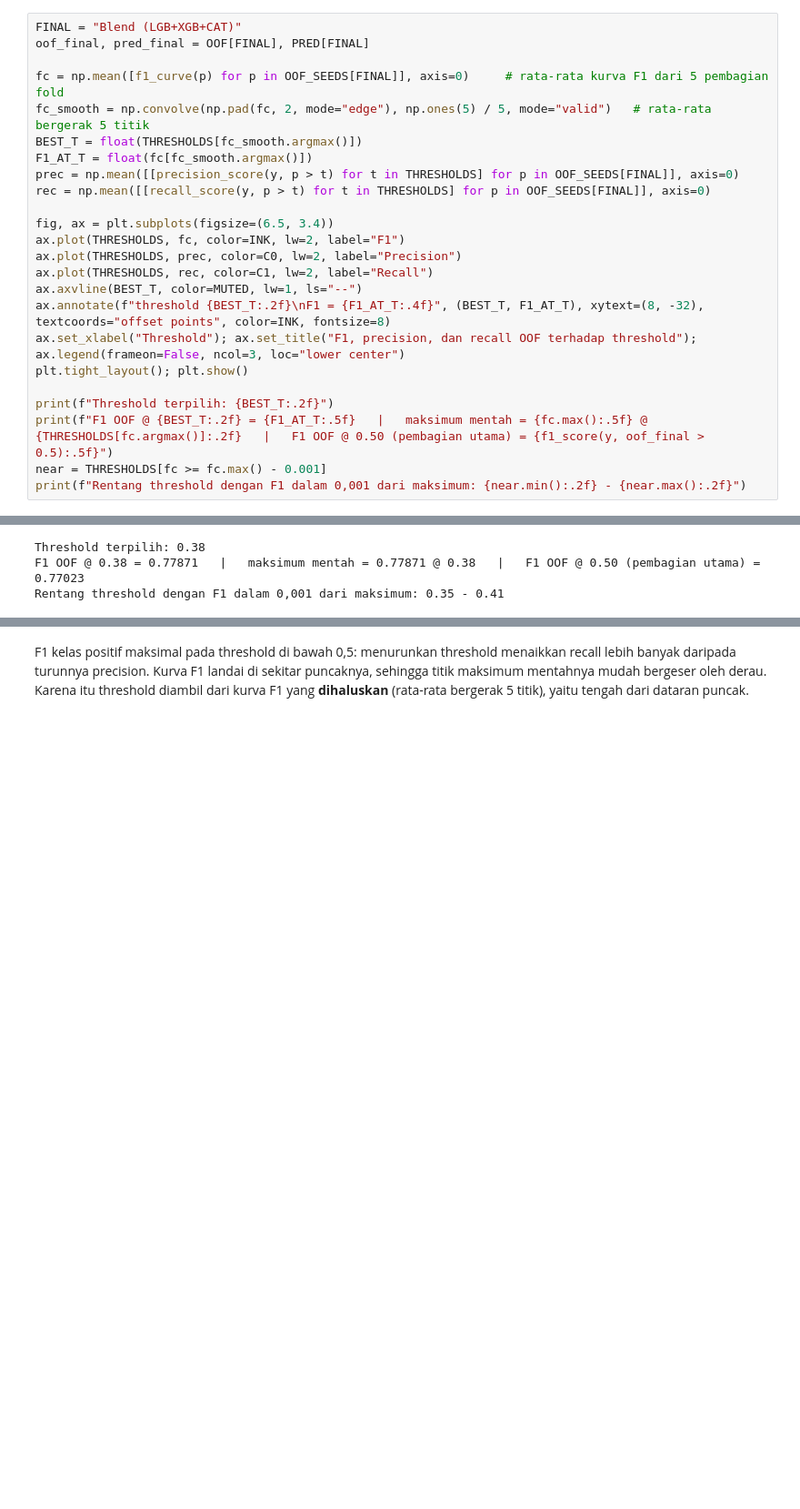
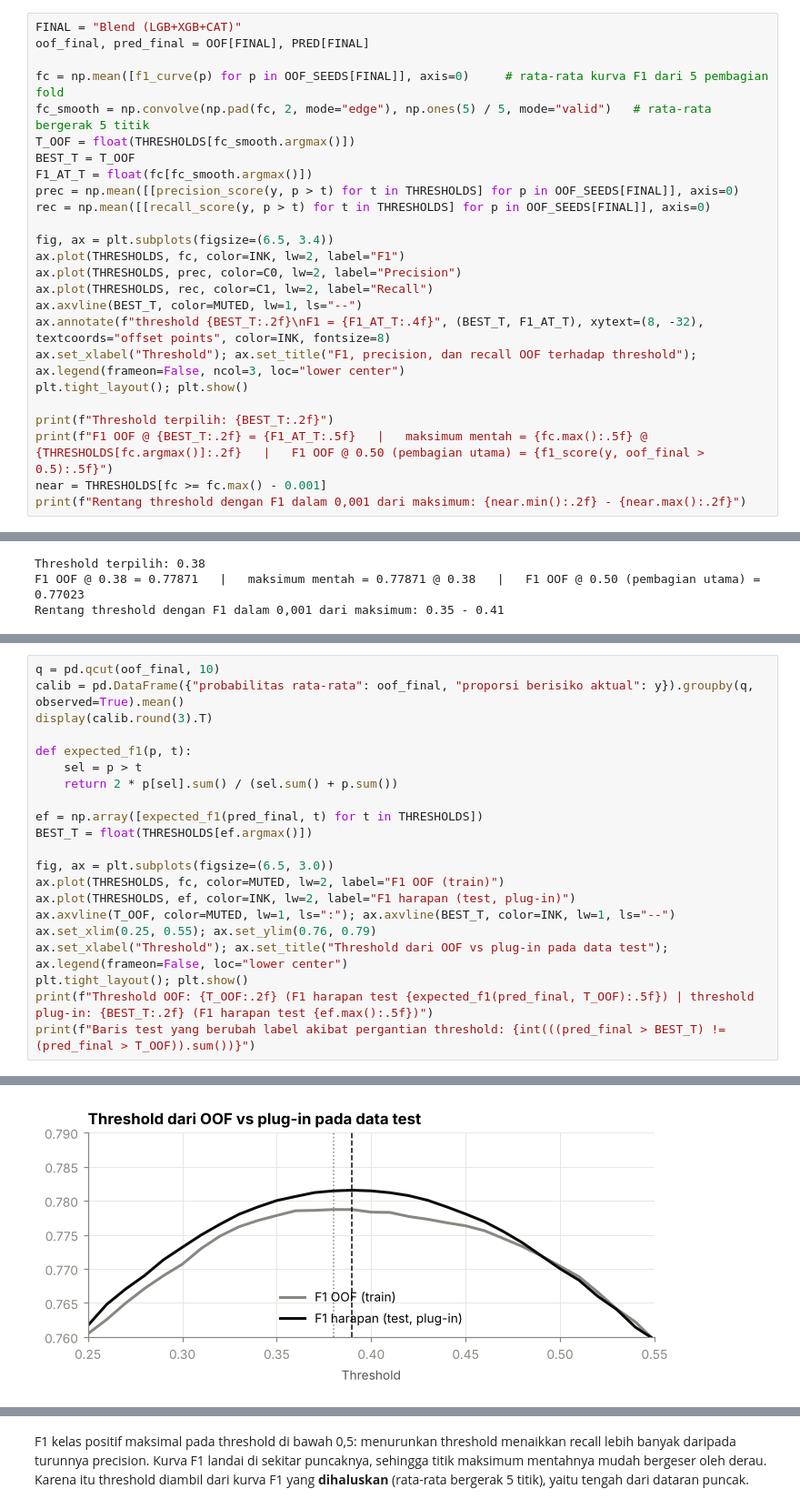
Before and after one commit to zhhraid/dscobinus, a Jupyter notebook: notebooks/99_final_submission.ipynb, the cells around one changed output, grey strips where cells are left out. Shown at 91% size. Drawn from its saved outputs; the diff is of its cells as text; blank space fills up the shorter version.

```diff
--- a/notebooks/99_final_submission.ipynb
+++ b/notebooks/99_final_submission.ipynb
@@ -780,7 +780,8 @@ oof_final, pred_final = OOF[FINAL], PRED[FINAL]
 
 fc = np.mean([f1_curve(p) for p in OOF_SEEDS[FINAL]], axis=0)     # rata-rata kurva F1 dari 5 pembagian fold
 fc_smooth = np.convolve(np.pad(fc, 2, mode="edge"), np.ones(5) / 5, mode="valid")   # rata-rata bergerak 5 titik
-BEST_T = float(THRESHOLDS[fc_smooth.argmax()])
+T_OOF = float(THRESHOLDS[fc_smooth.argmax()])
+BEST_T = T_OOF
 F1_AT_T = float(fc[fc_smooth.argmax()])
 prec = np.mean([[precision_score(y, p > t) for t in THRESHOLDS] for p in OOF_SEEDS[FINAL]], axis=0)
 rec = np.mean([[recall_score(y, p > t) for t in THRESHOLDS] for p in OOF_SEEDS[FINAL]], axis=0)
@@ -805,0 +815,22 @@ Rentang threshold dengan F1 dalam 0,001 dari maksimum: 0.35 - 0.41
+# %%
+q = pd.qcut(oof_final, 10)
+calib = pd.DataFrame({"probabilitas rata-rata": oof_final, "proporsi berisiko aktual": y}).groupby(q, observed=True).mean()
+display(calib.round(3).T)
+
+def expected_f1(p, t):
+    sel = p > t
+    return 2 * p[sel].sum() / (sel.sum() + p.sum())
+
+ef = np.array([expected_f1(pred_final, t) for t in THRESHOLDS])
+BEST_T = float(THRESHOLDS[ef.argmax()])
+
+fig, ax = plt.subplots(figsize=(6.5, 3.0))
+ax.plot(THRESHOLDS, fc, color=MUTED, lw=2, label="F1 OOF (train)")
+ax.plot(THRESHOLDS, ef, color=INK, lw=2, label="F1 harapan (test, plug-in)")
+ax.axvline(T_OOF, color=MUTED, lw=1, ls=":"); ax.axvline(BEST_T, color=INK, lw=1, ls="--")
+ax.set_xlim(0.25, 0.55); ax.set_ylim(0.76, 0.79)
+ax.set_xlabel("Threshold"); ax.set_title("Threshold dari OOF vs plug-in pada data test"); ax.legend(frameon=False, loc="lower center")
+plt.tight_layout(); plt.show()
+print(f"Threshold OOF: {T_OOF:.2f} (F1 harapan test {expected_f1(pred_final, T_OOF):.5f}) | threshold plug-in: {BEST_T:.2f} (F1 harapan test {ef.max():.5f})")
+print(f"Baris test yang berubah label akibat pergantian threshold: {int(((pred_final > BEST_T) != (pred_final > T_OOF)).sum())}")
+# %% [output]
@@ -805,0 +840 @@ Rentang threshold dengan F1 dalam 0,001 dari maksimum: 0.35 - 0.41
+[figure, added]
```
Also changed, not shown: parts of 10 cells of this notebook, 4 other files.
